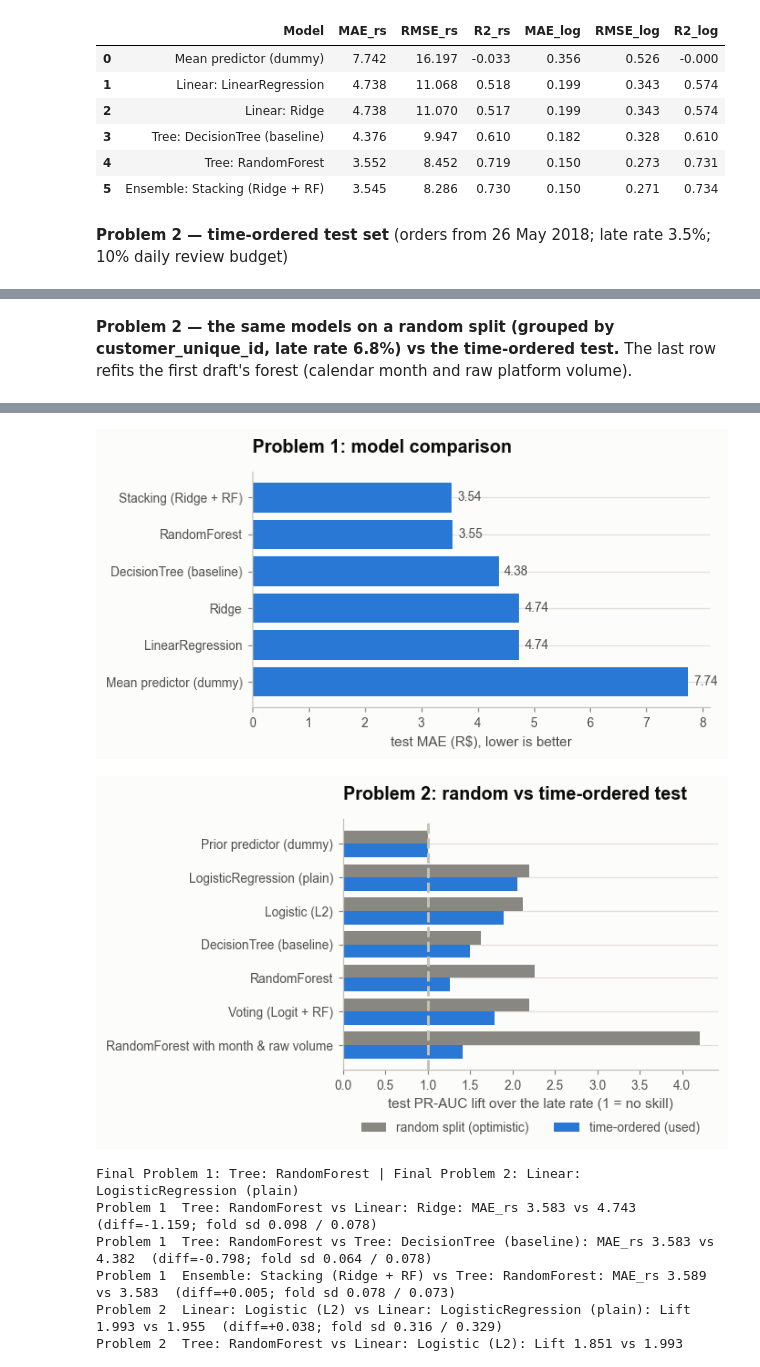
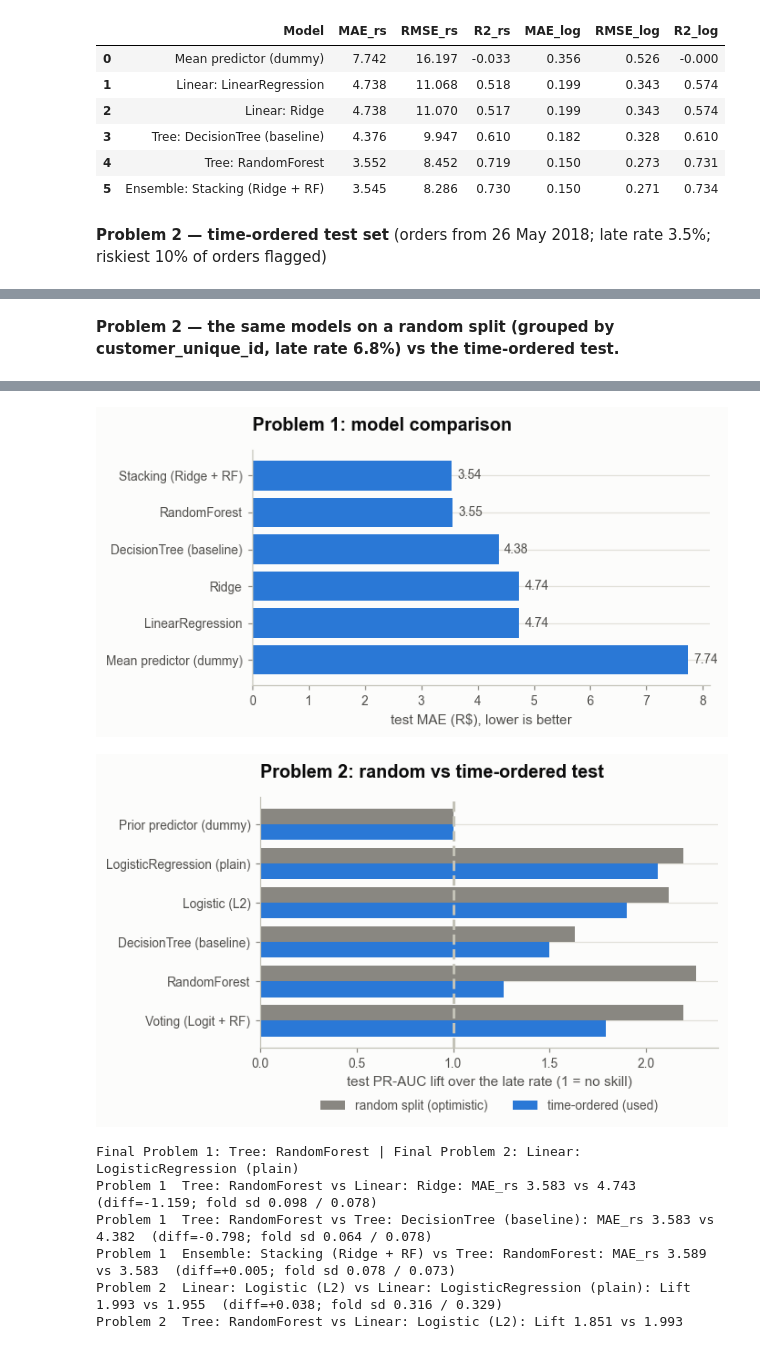
Before and after one commit to likeyou-ky/Team5_IT5006_Ecommerce_Analytics_AY2627Sem1, a Jupyter notebook: notebooks/Team5_Phase2_IT5006_AY2627Sem1.ipynb, the cells around one changed output, grey strips where cells are left out. Drawn from its saved outputs; the diff is of its cells as text; code cells hidden in the pictures.

```diff
--- a/notebooks/Team5_Phase2_IT5006_AY2627Sem1.ipynb
+++ b/notebooks/Team5_Phase2_IT5006_AY2627Sem1.ipynb
@@ -320,14 +314,13 @@ display(Markdown("**Problem 1 — held-out test set** (R$ metrics on the origina
 # %%
 fit_b = P.fit_all(clf_models, tr_b, "clf_target", fs_b)
 test_b = save(P.test_classification(fit_b, te_b, fs_b, share_b), "test_classification.csv")
-display(Markdown(f"**Problem 2 — time-ordered test set** (orders from {te_b.order_purchase_timestamp.min():%d %b %Y}; late rate {te_b.clf_target.mean():.1%}; 10% daily review budget)")); display(test_b)
+display(Markdown(f"**Problem 2 — time-ordered test set** (orders from {te_b.order_purchase_timestamp.min():%d %b %Y}; late rate {te_b.clf_target.mean():.1%}; riskiest 10% of orders flagged)")); display(test_b)
 cmp_b, rand_rate = P.split_comparison(clf_models, orders, fs_b, test_b)
-cmp_b = save(pd.concat([cmp_b, P.draft_spec_check(orders)], ignore_index=True), "split_comparison_2.csv")
-display(Markdown(f"**Problem 2 — the same models on a random split (grouped by customer_unique_id, late rate {rand_rate:.1%}) vs the time-ordered test.** "
-                 "The last row refits the first draft's forest (calendar month and raw platform volume)."))
+save(cmp_b, "split_comparison_2.csv")
+display(Markdown(f"**Problem 2 — the same models on a random split (grouped by customer_unique_id, late rate {rand_rate:.1%}) vs the time-ordered test.**"))
 display(cmp_b)
 PL.comparison_chart_reg(test_a, f"{FIG}/03_comparison_1.png")
 PL.comparison_chart_clf(cmp_b, f"{FIG}/03_comparison_2.png"); plt.show()
 # %% [output]
-**Problem 2 — time-ordered test set** (orders from 26 May 2018; late rate 3.5%; 10% daily review budget)
+**Problem 2 — time-ordered test set** (orders from 26 May 2018; late rate 3.5%; riskiest 10% of orders flagged)
 |  | Model | Review share | Flagged | Precision | Recall | F1 | BalancedAcc | ROC_AUC | PR_AUC | Lift | ... |
@@ -340,4 +333,4 @@ PL.comparison_chart_clf(cmp_b, f"{FIG}/03_comparison_2.png"); plt.show()
-**Problem 2 — the same models on a random split (grouped by customer_unique_id, late rate 6.8%) vs the time-ordered test.** The last row refits the first draft's forest (calendar month and raw platform volume).
+**Problem 2 — the same models on a random split (grouped by customer_unique_id, late rate 6.8%) vs the time-ordered test.**
 |  | Model | Random PR-AUC | Random lift | Random ROC-AUC | Time-ordered PR-AUC | Time-ordered lift | ... |
 | 0 | Prior predictor (dummy) | 0.068 | 1.000 | 0.500 | 0.035 | 1.000 | ... |
 | 1 | Linear: LogisticRegression (plain) | 0.149 | 2.193 | 0.708 | 0.072 | 2.061 | ... |
@@ -349,5 +341,5 @@ PL.comparison_chart_clf(cmp_b, f"{FIG}/03_comparison_2.png"); plt.show()
 [figure]
-[figure, old version]
+[figure, new version]
 # %%
 # Final model per problem: simplest model within one fold sd of the best mean CV score
 FINAL_A = P.pick_final(cv_a, "MAE_rs mean", "MAE_rs sd", False, P.ORDER_A)
```
Also changed, not shown: parts of 14 cells of this notebook, 6 other files.
